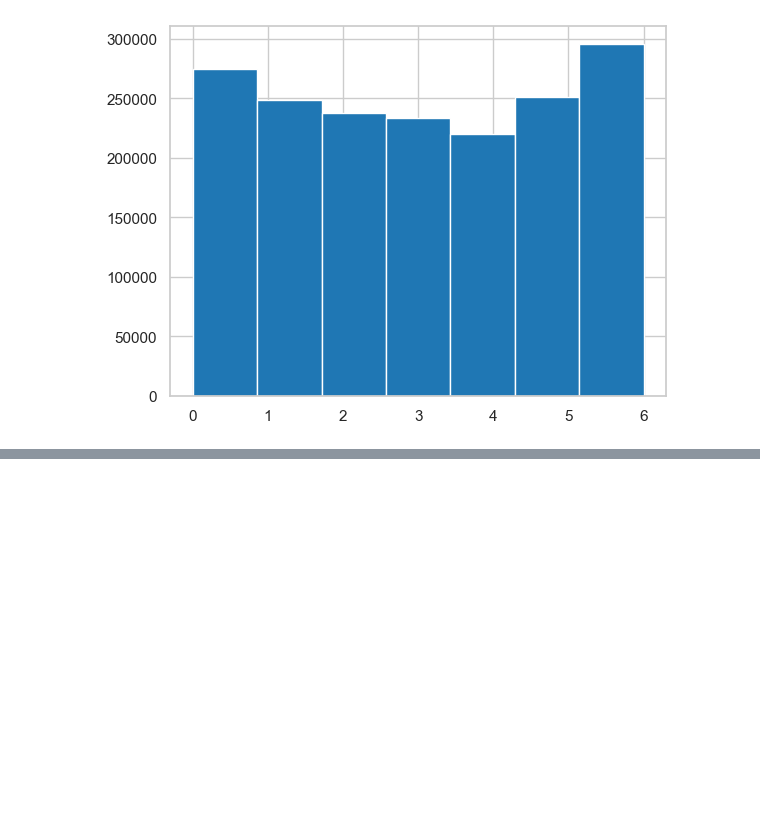
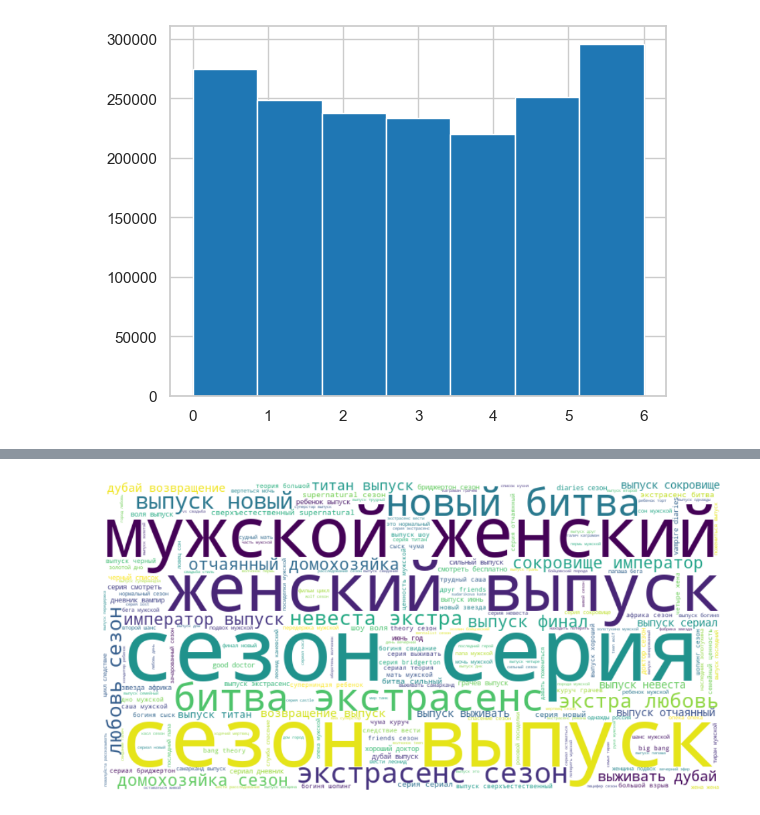
Before and after one commit to Paspasuy/SocDemPrediction, a Jupyter notebook: personal/flypew/eda.ipynb, the cells around one changed output, grey strips where cells are left out. Drawn from its saved outputs; the diff is of its cells as text; code cells hidden in the pictures; blank space fills up the shorter version.

```diff
--- a/personal/flypew/eda.ipynb
+++ b/personal/flypew/eda.ipynb
@@ -423,0 +331,5 @@ weighted avg       0.38      0.42      0.39      3255
+# %%
+female_titles = np.array(titles)[train_data[train_data.sex == 'female'].index]
+create_wordcloud(female_titles)
+# %% [output]
+[figure, added]
```
Also changed, not shown: parts of 29 cells of this notebook.
